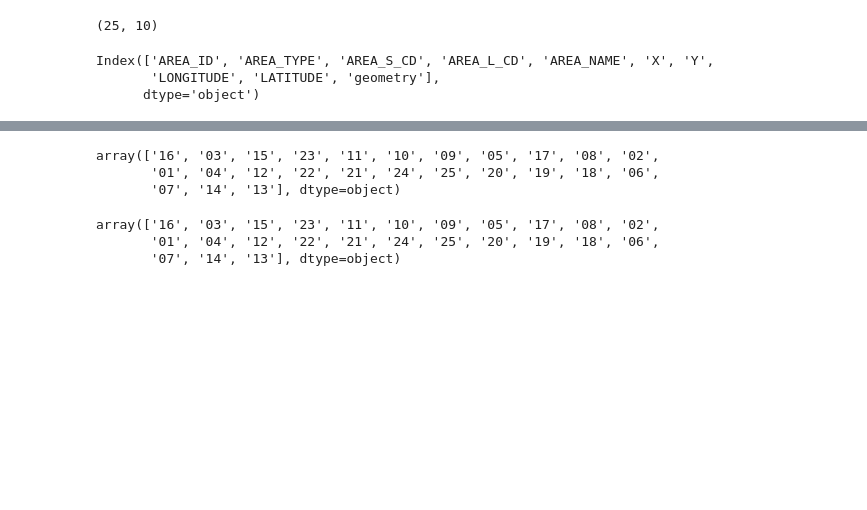
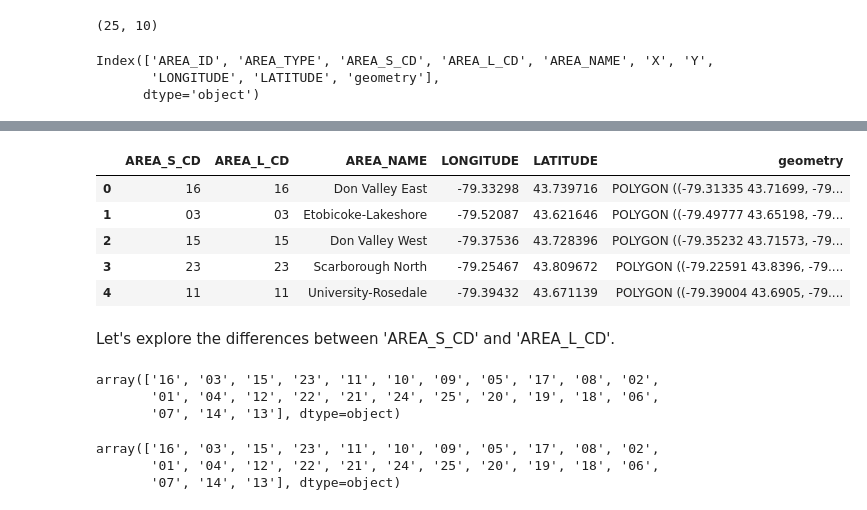
Before and after one commit to sabarahimi1/CME538_Big-Project_Hackstreet-Boys, a Jupyter notebook: Ward Data/Ward Data.ipynb, the cells around one changed output, grey strips where cells are left out. Drawn from its saved outputs; the diff is of its cells as text; code cells hidden in the pictures; blank space fills up the shorter version.

```diff
--- a/Ward Data/Ward Data.ipynb
+++ b/Ward Data/Ward Data.ipynb
@@ -75,3 +79,18 @@ Let's explore the differences between 'AREA_S_CD' and 'AREA_L_CD'.
+# %%
+# Drop AREA_L_CD
+wards_data = wards_data.drop(columns=['AREA_ID', 'AREA_TYPE', 'X', 'Y'])
+
+# Check that it has been removed
+wards_data.head()
+# %% [output]
+|  | AREA_S_CD | AREA_L_CD | AREA_NAME | LONGITUDE | LATITUDE | geometry |
+| 0 | 16 | 16 | Don Valley East | -79.33298 | 43.739716 | POLYGON ((-79.31335 43.71699, -79... |
+| 1 | 03 | 03 | Etobicoke-Lakeshore | -79.52087 | 43.621646 | POLYGON ((-79.49777 43.65198, -79... |
+| 2 | 15 | 15 | Don Valley West | -79.37536 | 43.728396 | POLYGON ((-79.35232 43.71573, -79... |
+| 3 | 23 | 23 | Scarborough North | -79.25467 | 43.809672 | POLYGON ((-79.22591 43.8396, -79.... |
+| 4 | 11 | 11 | University-Rosedale | -79.39432 | 43.671139 | POLYGON ((-79.39004 43.6905, -79.... |
+# %% [markdown]
+Let's explore the differences between 'AREA_S_CD' and 'AREA_L_CD'.
 # %%
 wards_data['AREA_S_CD'].unique()
 # %% [output]
```
Also changed, not shown: parts of 33 cells of this notebook, 2 other files.
